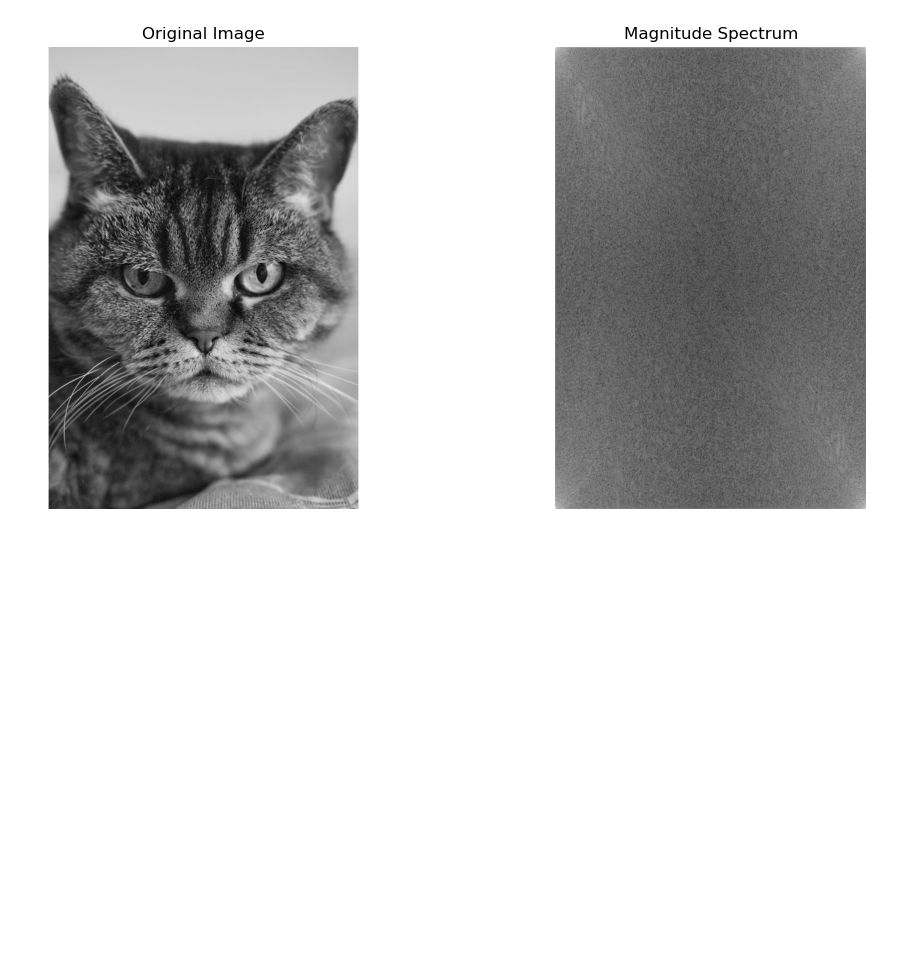
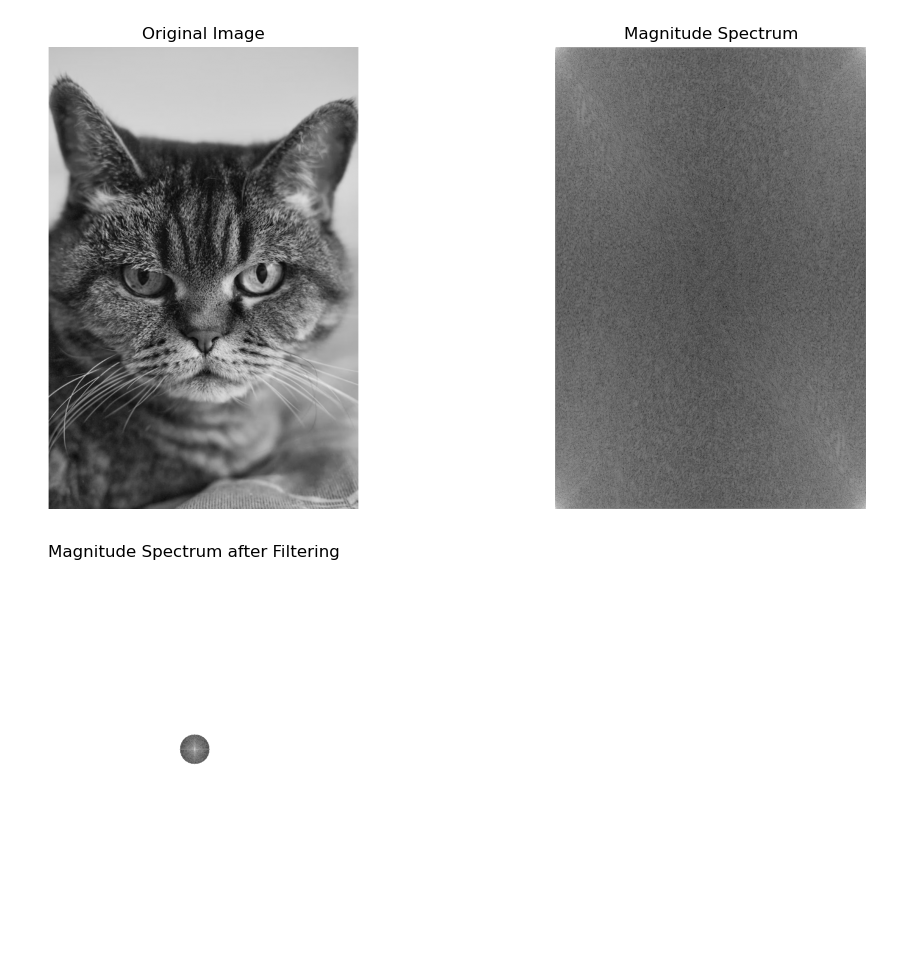
Before and after one commit to mdshiblinoman/Digital-Image-Processing-Lab, a Jupyter notebook: Frequency Domain Processing/fft2D.ipynb, the cells around one changed output. Saved outputs shown, nothing was run; the diff lists cells and outputs as text; code cells hidden in the pictures; blank space fills up the shorter version.

```diff
--- a/Frequency Domain Processing/fft2D.ipynb
+++ b/Frequency Domain Processing/fft2D.ipynb
@@ -23,3 +23,22 @@ plt.axis('off')
 plt.show()
 # %% [output]
 [figure]
+# %%
+# Filter the image in the frequency domain
+# create a low-pass filter
+rows, cols = img.shape
+crow, ccol = rows // 2, cols // 2
+D0 = 30  # cutoff frequency
+u, v = np.meshgrid(np.arange(cols), np.arange(rows))
+D = np.sqrt((u - ccol)**2 + (v - crow)**2)
+H = (D <= D0).astype(int)
+# %%
+# plot after filtering
+fft_filtered = np.fft.fftshift(f) * H
+magnitude_spectrum_filtered = 20 * np.log(np.abs(fft_filtered))
+plt.title('Magnitude Spectrum after Filtering')
+plt.imshow(magnitude_spectrum_filtered, cmap='gray')
+plt.axis('off')
+plt.show()
+# %% [output]
+[figure, added]
```
Also changed, not shown: parts of 1 cell of this notebook.
